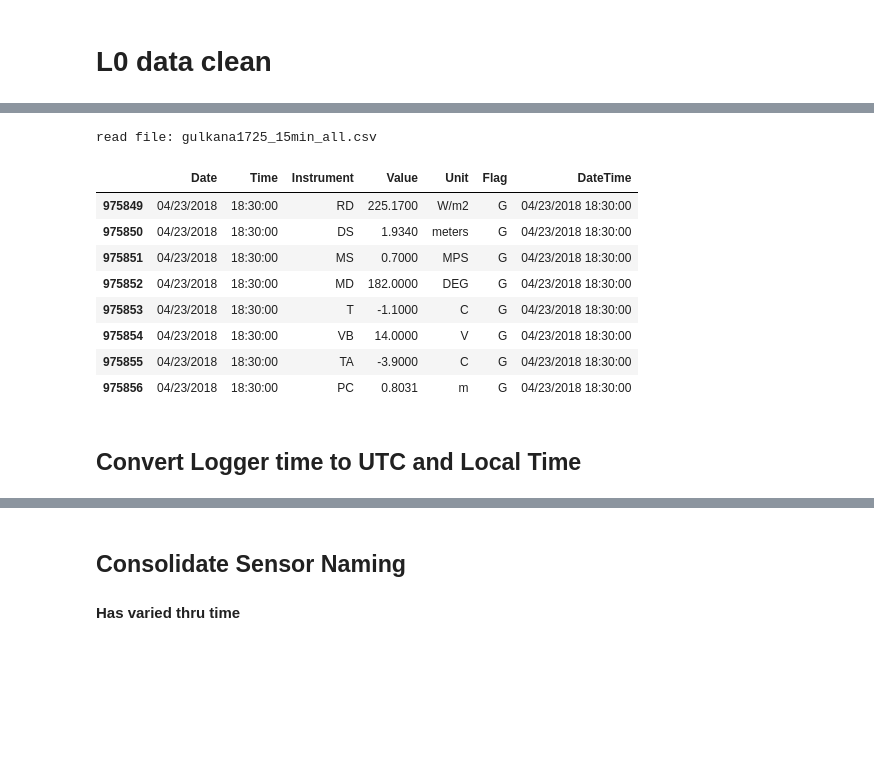
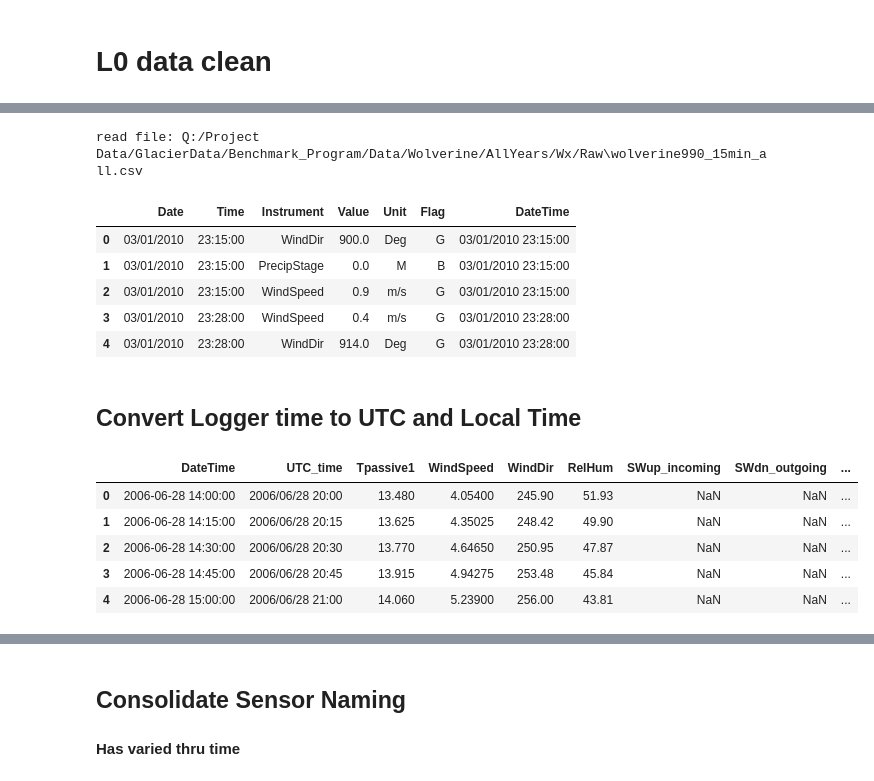
Before and after one commit to ehbaker/WXmunge, a Jupyter notebook: L0_long_logger_output.ipynb, the cells around one changed output, grey strips where cells are left out. Drawn from its saved outputs; the diff is of its cells as text; code cells hidden in the pictures; blank space fills up the shorter version.

```diff
--- a/L0_long_logger_output.ipynb
+++ b/L0_long_logger_output.ipynb
@@ -17,2 +22,7 @@ from settings import Glacier, Station, base_path
+# %%
+Glacier='Wolverine'
+Station='990'
+
+data_columns, general_data_columns, out_date_format, precip_columns, precip_gage_change, primary_temp_column, temp_columns, timezone, wind_col, wind_dir_columns = settings.get_settings(settings.Glacier, settings.Station)
 # %%
 #Are there newly downloaded data?
@@ -49,8 +50,7 @@ if (Glacier + Station== 'Wolverine1420') | (Glacier + Station== 'Gulkana1920'):
 # %%
 #Read in data
 folder=base_path+ r"Data/" + Glacier+ "/AllYears/Wx/Raw" #folder cont
-file_label='_15min_' #used for importting and output name
-yr='all'
-file=Glacier.lower()+Station+file_label+yr+".csv" #filename; change if yours different
+file_label='_15min_all' #used for importting and output name
+file=Glacier.lower()+Station+file_label+".csv" #filename; change if yours different
 pth=os.path.join(folder, file) #path to data file
 # %%
@@ -61,19 +59,14 @@ timezone='America/Anchorage' #choose from pytz.all_timezones
 # %%
 dat=pd.read_csv(pth)
-print("read file: " + file)
+print("read file: " + pth)
+dat.head()
 # %% [output]
-read file: gulkana1725_15min_all.csv
+read file: Q:/Project Data/GlacierData/Benchmark_Program/Data/Wolverine/AllYears/Wx/Raw\wolverine990_15min_all.csv
+|  | Date | Time | Instrument | Value | Unit | Flag | DateTime |
+| 0 | 03/01/2010 | 23:15:00 | WindDir | 900.0 | Deg | G | 03/01/2010 23:15:00 |
+| 1 | 03/01/2010 | 23:15:00 | PrecipStage | 0.0 | M | B | 03/01/2010 23:15:00 |
+| 2 | 03/01/2010 | 23:15:00 | WindSpeed | 0.9 | m/s | G | 03/01/2010 23:15:00 |
+| 3 | 03/01/2010 | 23:28:00 | WindSpeed | 0.4 | m/s | G | 03/01/2010 23:28:00 |
+| 4 | 03/01/2010 | 23:28:00 | WindDir | 914.0 | Deg | G | 03/01/2010 23:28:00 |
-# %%
-dat.tail(8)
-# %% [output]
-|  | Date | Time | Instrument | Value | Unit | Flag | DateTime |
-| 975849 | 04/23/2018 | 18:30:00 | RD | 225.1700 | W/m2 | G | 04/23/2018 18:30:00 |
-| 975850 | 04/23/2018 | 18:30:00 | DS | 1.9340 | meters | G | 04/23/2018 18:30:00 |
-| 975851 | 04/23/2018 | 18:30:00 | MS | 0.7000 | MPS | G | 04/23/2018 18:30:00 |
-| 975852 | 04/23/2018 | 18:30:00 | MD | 182.0000 | DEG | G | 04/23/2018 18:30:00 |
-| 975853 | 04/23/2018 | 18:30:00 | T | -1.1000 | C | G | 04/23/2018 18:30:00 |
-| 975854 | 04/23/2018 | 18:30:00 | VB | 14.0000 | V | G | 04/23/2018 18:30:00 |
-| 975855 | 04/23/2018 | 18:30:00 | TA | -3.9000 | C | G | 04/23/2018 18:30:00 |
-| 975856 | 04/23/2018 | 18:30:00 | PC | 0.8031 | m | G | 04/23/2018 18:30:00 |
 # %% [markdown]
 ## Convert Logger time to UTC and Local Time
@@ -80 +78,10 @@ dat.tail(8)
+# %%
+dat.head()
+# %% [output]
+|  | DateTime | UTC_time | Tpassive1 | WindSpeed | WindDir | RelHum | SWup_incoming | SWdn_outgoing | ... |
+| 0 | 2006-06-28 14:00:00 | 2006/06/28 20:00 | 13.480 | 4.05400 | 245.90 | 51.93 | NaN | NaN | ... |
+| 1 | 2006-06-28 14:15:00 | 2006/06/28 20:15 | 13.625 | 4.35025 | 248.42 | 49.90 | NaN | NaN | ... |
+| 2 | 2006-06-28 14:30:00 | 2006/06/28 20:30 | 13.770 | 4.64650 | 250.95 | 47.87 | NaN | NaN | ... |
+| 3 | 2006-06-28 14:45:00 | 2006/06/28 20:45 | 13.915 | 4.94275 | 253.48 | 45.84 | NaN | NaN | ... |
+| 4 | 2006-06-28 15:00:00 | 2006/06/28 21:00 | 14.060 | 5.23900 | 256.00 | 43.81 | NaN | NaN | ... |
 # %%
```
Also changed, not shown: parts of 36 cells of this notebook, 4 other files.
